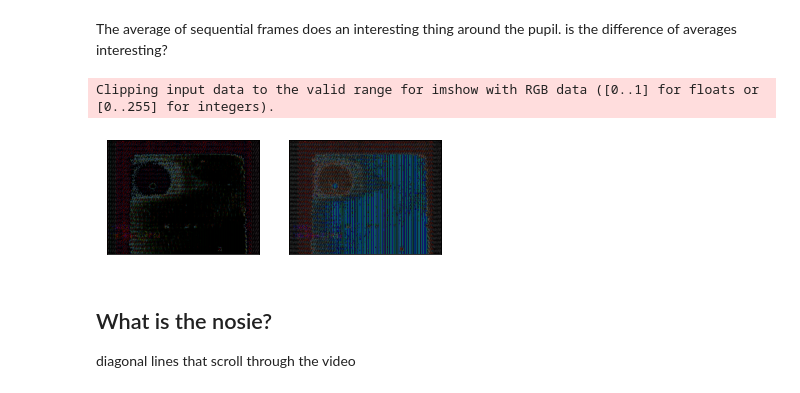
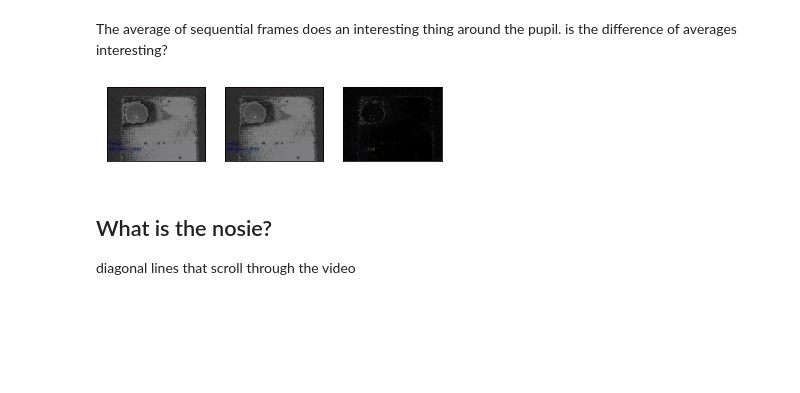
Before and after one commit to Tian99/Robust-eye-gaze-tracker, a Jupyter notebook: doc/Report-wf2020-10-22.ipynb, the cells around one changed output. Saved outputs shown, nothing was run; the diff lists cells and outputs as text; code cells hidden in the pictures; blank space fills up the shorter version.

```diff
--- a/doc/Report-wf2020-10-22.ipynb
+++ b/doc/Report-wf2020-10-22.ipynb
@@ -59,12 +56,11 @@ cvplt_sub([frames[0], frames[2], frames[0]-frames[2],avg_frame(frames[0],frames[
 The average of sequential frames does an interesting thing around the pupil.
 is the difference of averages interesting?
 # %%
-avg1 = avg_frame(frames[0], frame[1])
+avg1 = avg_frame(frames[0], frames[1])
 avg2 = avg_frame(frames[1], frames[2])
-cvplt_sub([avg1-avg2,abs(avg1-avg2)],1,2)
+cvplt_sub([avg1,avg2,abs(avg1-avg2)],1,3)
 # %% [output]
-Clipping input data to the valid range for imshow with RGB data ([0..1] for floats or [0..255] for integers).
-[figure, old version]
+[figure, new version]
 # %% [markdown]
 ## What is the nosie?
 diagonal lines that scroll through the video
```
Also changed, not shown: parts of 12 cells of this notebook, 2 other files.
